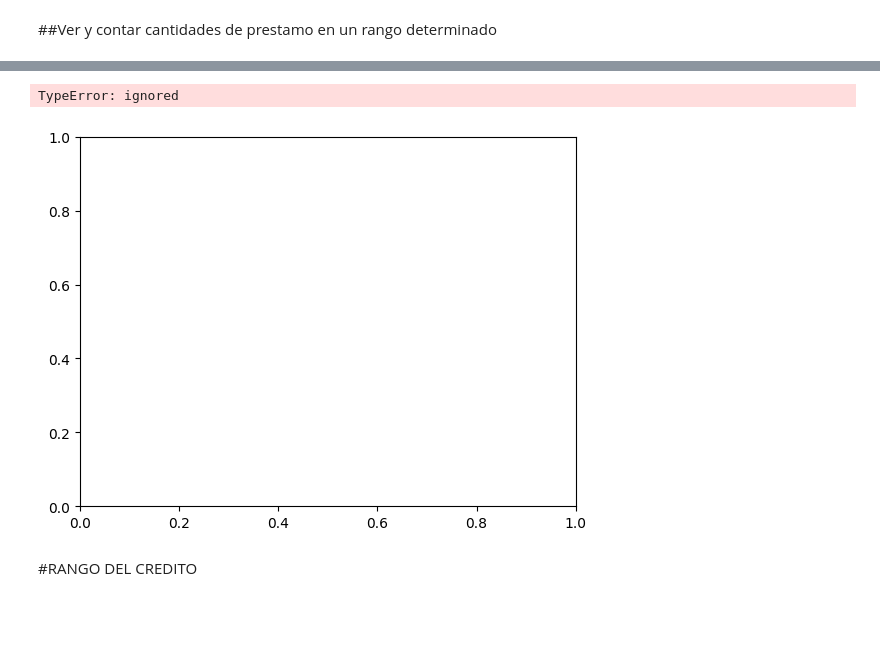
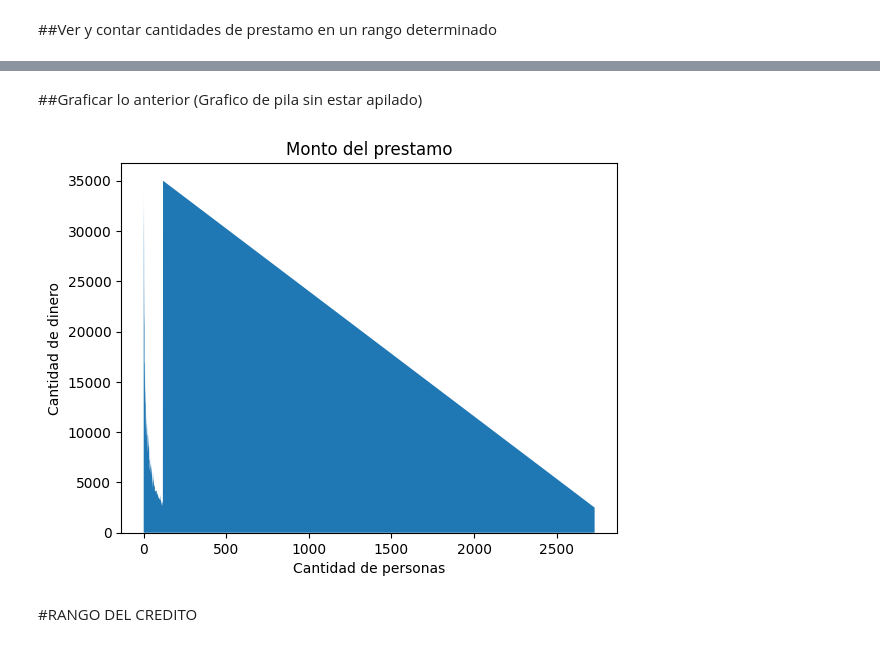
Before and after one commit to DerUwU/Deep-Learning, a Jupyter notebook: Trabajos/P1T5_1_Prestamos_Records.ipynb, the cells around one changed output, grey strips where cells are left out. Saved outputs shown, nothing was run; the diff lists cells and outputs as text; code cells hidden in the pictures; blank space fills up the shorter version.

```diff
--- a/Trabajos/P1T5_1_Prestamos_Records.ipynb
+++ b/Trabajos/P1T5_1_Prestamos_Records.ipynb
@@ -49,20 +90,15 @@ dict_keys([2500, 35000, 2600, 2900, 3100, 3000, 2700, 2800, 3800, 3300, 3200, 35
-# %%
-x = [dictMontoPres.values()]
-y = [dictMontoPres.keys()]
-
-fig, ax = plt.subplots()
-
-ax.plot(x, y)
-ax.set_xlim(5, 0)  # decreasing time
-ax.set_xlabel('decreasing time (s)')
-ax.set_ylabel('voltage (mV)')
-ax.set_title('Should be growing...')
-ax.grid(True)
-
-plt.show()
-# %% [output]
-TypeError: ignored
-[figure, removed]
+# %% [markdown]
+##Graficar lo anterior (Grafico de pila sin estar apilado)
+# %%
+fig, ax = plt.subplots()
+ax.stackplot(list(dictMontoPres.values()), list(dictMontoPres.keys()))
+ax.set_title('Monto del prestamo')
+ax.set_xlabel('Cantidad de personas')
+ax.set_ylabel('Cantidad de dinero')
+
+plt.show()
+# %% [output]
+[figure, added]
 # %% [markdown]
 #RANGO DEL CREDITO
 # %% [markdown]
```
Also changed, not shown: parts of 5 cells of this notebook.
